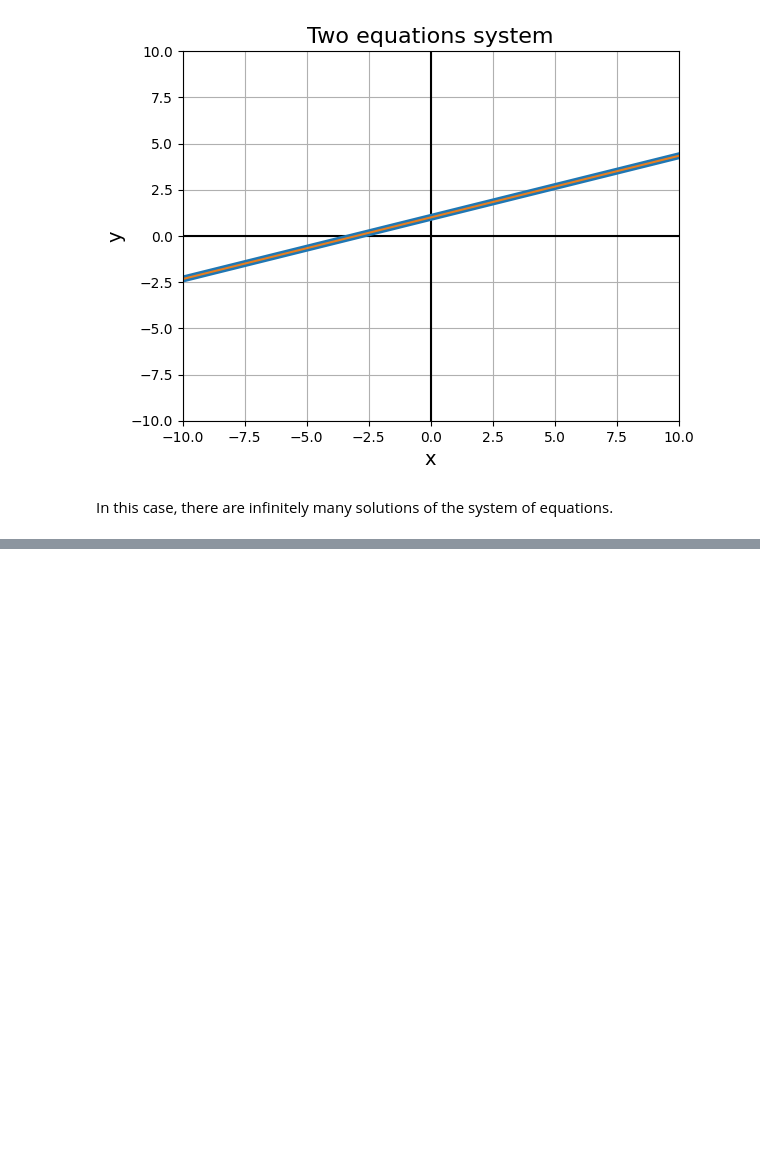
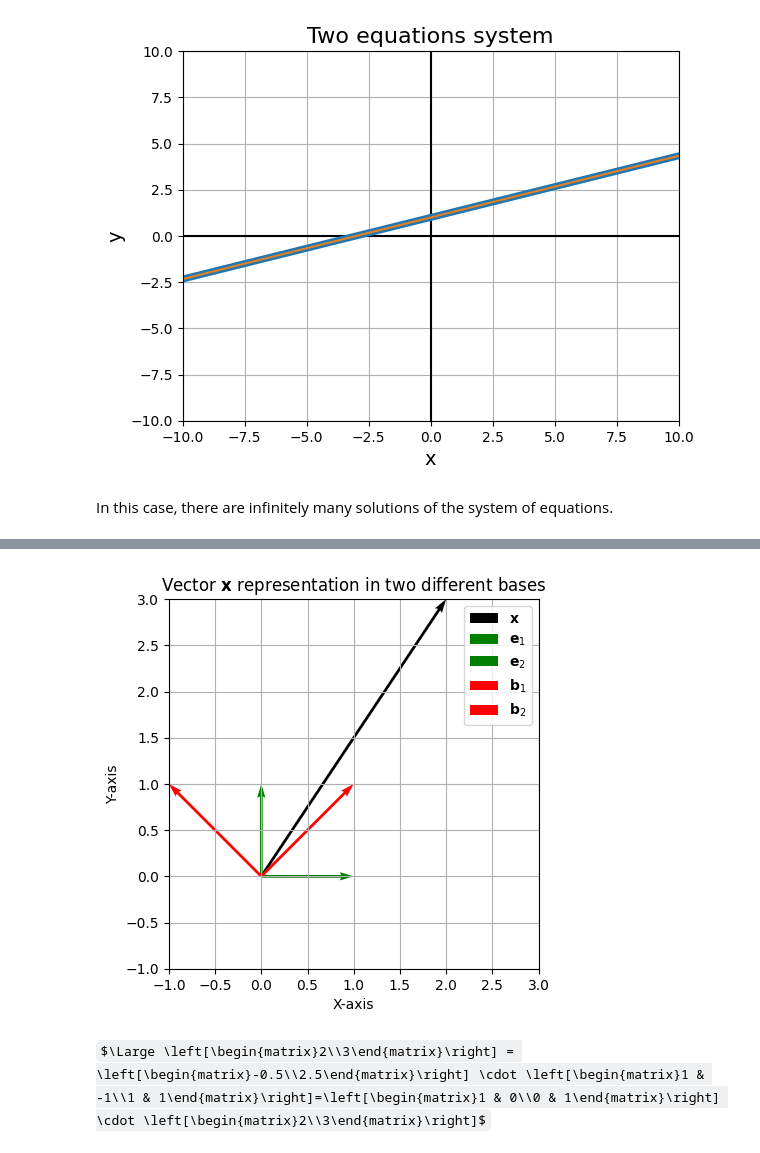
Before and after one commit to lorenzo-arcioni/MachineLearning-training, a Jupyter notebook: Linear Algebra/linear_algebra.ipynb, the cells around one changed output, grey strips where cells are left out. Cells and saved outputs as stored; diff of their text form; code cells hidden in the pictures; some formulas as TeX source; blank space fills up the shorter version.

```diff
--- a/Linear Algebra/linear_algebra.ipynb
+++ b/Linear Algebra/linear_algebra.ipynb
@@ -1109,0 +1144,57 @@ We define $id_V : V \to V$, $x \mapsto x$, as the identity mapping or identity a
+# %%
+from sympy import *
+import matplotlib.pyplot as plt
+import numpy as np
+from IPython.display import Latex, display, Markdown
+
+# Define the vector
+x = np.array([2, 3])
+
+# Define the canonical basisax.quiver(0, 0, B[0, 0], B[1, 0], angles='xy', scale_units='xy', scale=1, color = 'r')
+E = np.array([[1, 0], [0, 1]])
+
+# Define an other basis
+B = np.array([[1, -1], [1, 1]])
+
+# Create a figure and axis
+fig, ax = plt.subplots()
+
+# Plot the vector
+ax.quiver(0, 0, x[0], x[1], angles='xy', scale_units='xy', scale=1, color = 'black', label=r'$\mathbf{x}$')
+
+# Plot the canonical basis
+ax.quiver(0, 0, E[0, 0], E[1, 0], angles='xy', scale_units='xy', scale=1, color = 'g', label=r'$\mathbf{e}_1$')
+ax.quiver(0, 0, E[0, 1], E[1, 1], angles='xy', scale_units='xy', scale=1, color = 'g', label=r'$\mathbf{e}_2$')
+
+# Plot the other basis
+ax.quiver(0, 0, B[0, 0], B[1, 0], angles='xy', scale_units='xy', scale=1, color = 'r', label=r'$\mathbf{b}_1$')
+ax.quiver(0, 0, B[0, 1], B[1, 1], angles='xy', scale_units='xy', scale=1, color = 'r', label=r'$\mathbf{b}_2$')
+# Set the aspect ratio of the plot to be equal
+ax.set_aspect('equal')
+
+# Set labels and title
+ax.set_xlabel('X-axis')
+ax.set_ylabel('Y-axis')
+ax.set_title(r'Vector $\mathbf{x}$ representation in two different bases')
+
+# Set the limits of the plot
+ax.set_xlim(-1, 3)
+ax.set_ylim(-1, 3)
+
+# Show a legend
+ax.legend()
+
+# Show the plot
+plt.grid(True)
+plt.show()
+
+x = Matrix([2, 3])
+B = Matrix([[1, -1], [1, 1]])
+E = Matrix([[1, 0], [0, 1]])
+b = Matrix([-1/2, 5/2])
+e = Matrix([2, 3])
+
+display(Latex("$\Large " + latex(x) + " = " + latex(b) +" \cdot " + latex(B) + "=" + latex(E) + " \cdot " + latex(e)+"$"))
+# %% [output]
+[figure, added]
+$\Large \left[\begin{matrix}2\\3\end{matrix}\right] = \left[\begin{matrix}-0.5\\2.5\end{matrix}\right] \cdot \left[\begin{matrix}1 & -1\\1 & 1\end{matrix}\right]=\left[\begin{matrix}1 & 0\\0 & 1\end{matrix}\right] \cdot \left[\begin{matrix}2\\3\end{matrix}\right]$
```
Also changed, not shown: parts of 7 cells of this notebook.
